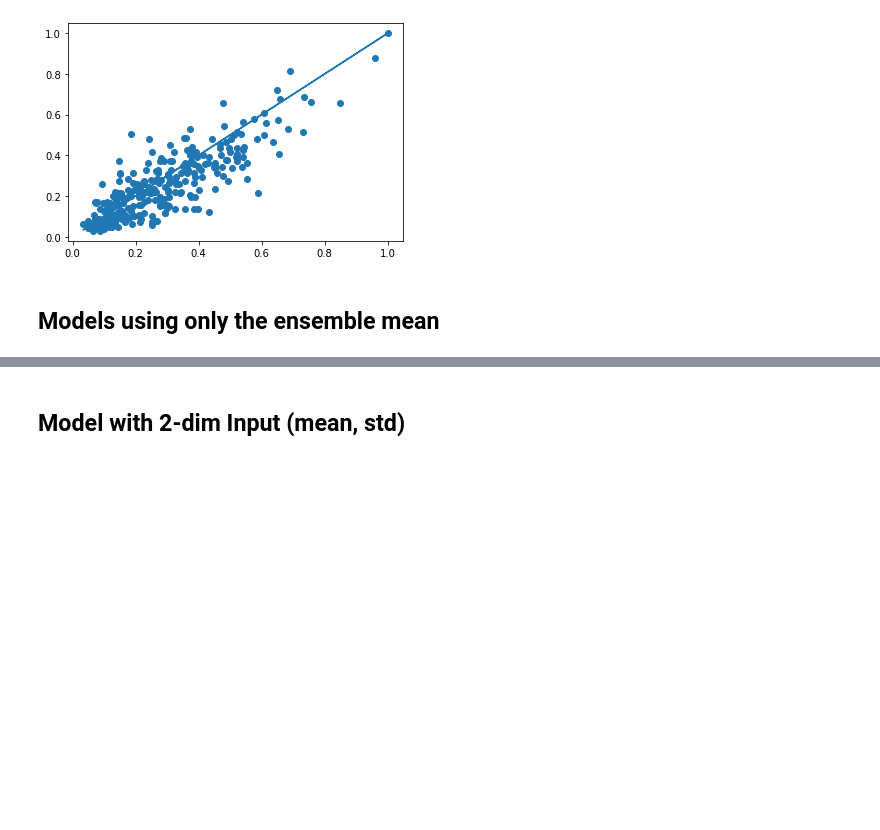
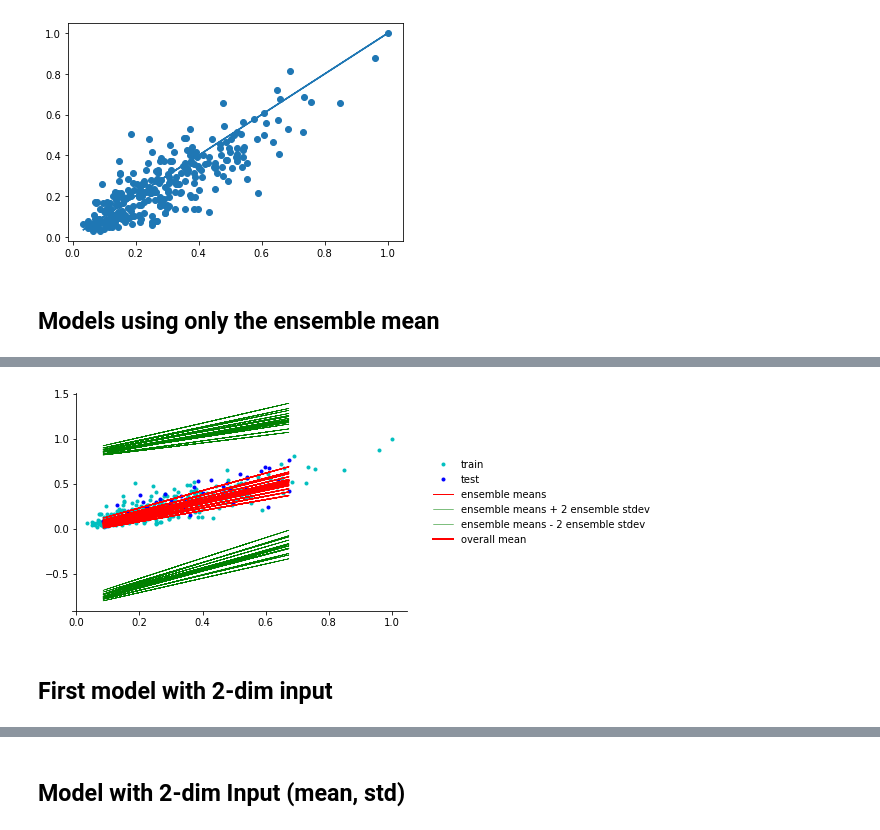
Before and after one commit to ElisabethBrockhaus/PTSFC_energy_and_wind, a Jupyter notebook: wind_pbnn_model.ipynb, the cells around one changed output, grey strips where cells are left out. Cells and saved outputs as stored; diff of their text form; code cells hidden in the pictures; blank space fills up the shorter version.

```diff
--- a/wind_pbnn_model.ipynb
+++ b/wind_pbnn_model.ipynb
@@ -397,39 +444,45 @@ tf.keras.utils.plot_model(model)
 # %%
 plt.figure(figsize=[6, 4])
-plt.plot(x_train, y_train, "c.", label="train")
-plt.plot(x_test, y_test, "b.", label="test")
+plt.plot(x_mean_train, y_train, "c.", label="train")
+plt.plot(x_mean_test, y_test, "b.", label="test")
 
-yhats = [model(x_test) for _ in range(100)]
-avgm = np.zeros_like(x_test[..., 0])
+yhats = [model(x_mean_test) for _ in range(100)]
+avgm = np.zeros_like(x_mean_test[..., 0])
 for i, yhat in enumerate(yhats):
     m = np.squeeze(yhat.mean())
     s = np.squeeze(yhat.stddev())
     if i < 15:
         plt.plot(
-            x_test, m, "r", label="ensemble means" if i == 0 else None, linewidth=1.0
+            x_mean_test, m, "r", label="ensemble means" if i == 0 else None, linewidth=1.0
         )
         plt.plot(
-            x_test,
+            x_mean_test,
             m + 2 * s,
             "g",
             linewidth=0.5,
             label="ensemble means + 2 ensemble stdev" if i == 0 else None,
         )
         plt.plot(
-            x_test,
+            x_mean_test,
             m - 2 * s,
             "g",
             linewidth=0.5,
             label="ensemble means - 2 ensemble stdev" if i == 0 else None,
         )
     avgm += m
-plt.plot(x_test, avgm / len(yhats), "r", label="overall mean", linewidth=2)
+plt.plot(x_mean_test, avgm / len(yhats), "r", label="overall mean", linewidth=2)
 
 ax = plt.gca()
 ax.xaxis.set_ticks_position("bottom")
 ax.yaxis.set_ticks_position("left")
 ax.spines["left"].set_position(("data", 0))
 ax.spines["top"].set_visible(False)
 ax.spines["right"].set_visible(False)
 plt.legend(loc="center left", fancybox=True, framealpha=0.0, bbox_to_anchor=(1.05, 0.5))
+
+plt.savefig('../PTSFC_energy_and_wind/otherFiles/tfp_tutorial_m4.png', bbox_inches='tight', dpi=200)
 plt.show()
+# %% [output]
+[figure, added]
+# %% [markdown]
+## First model with 2-dim input
```
Also changed, not shown: parts of 24 cells of this notebook.
